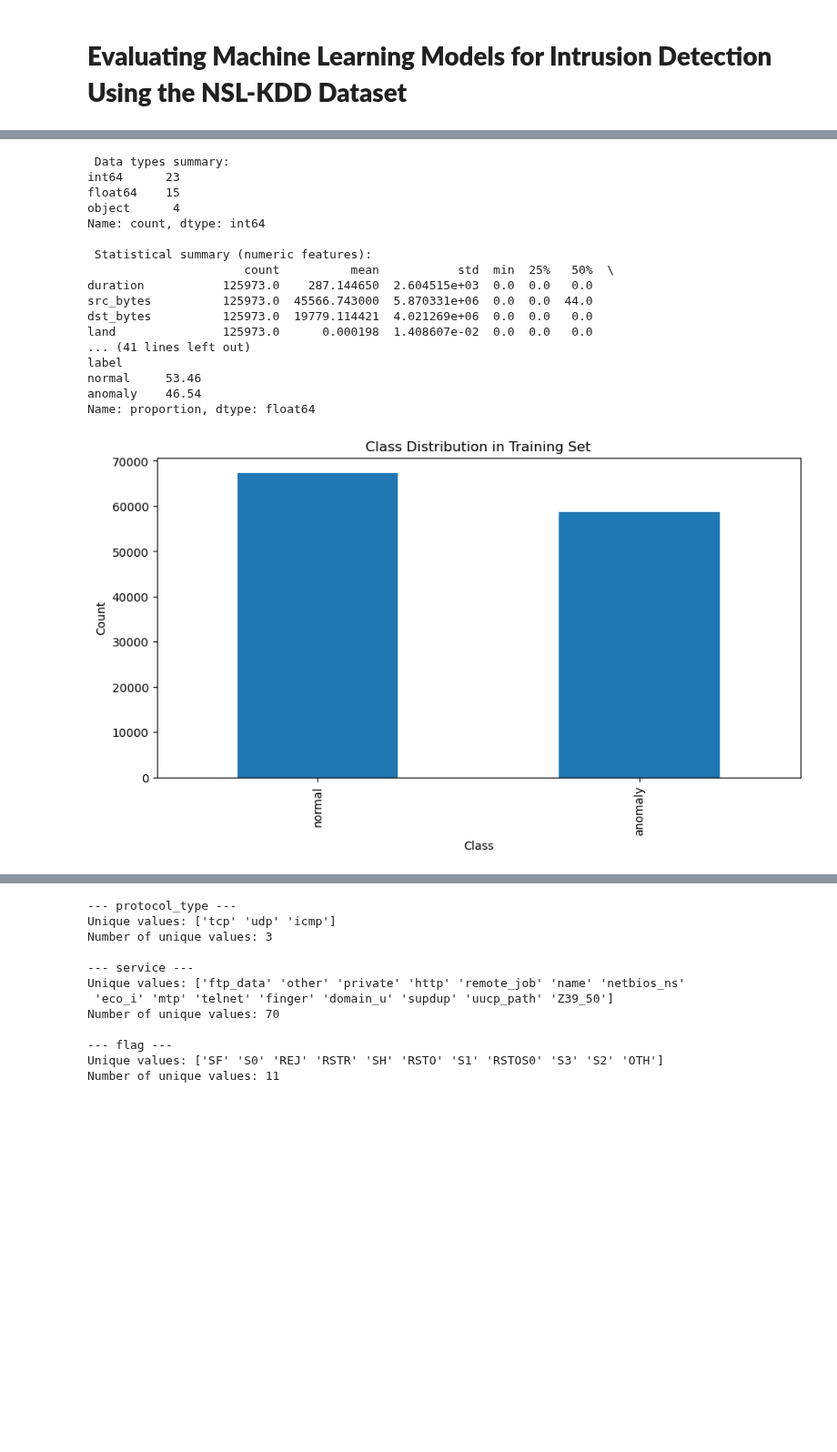
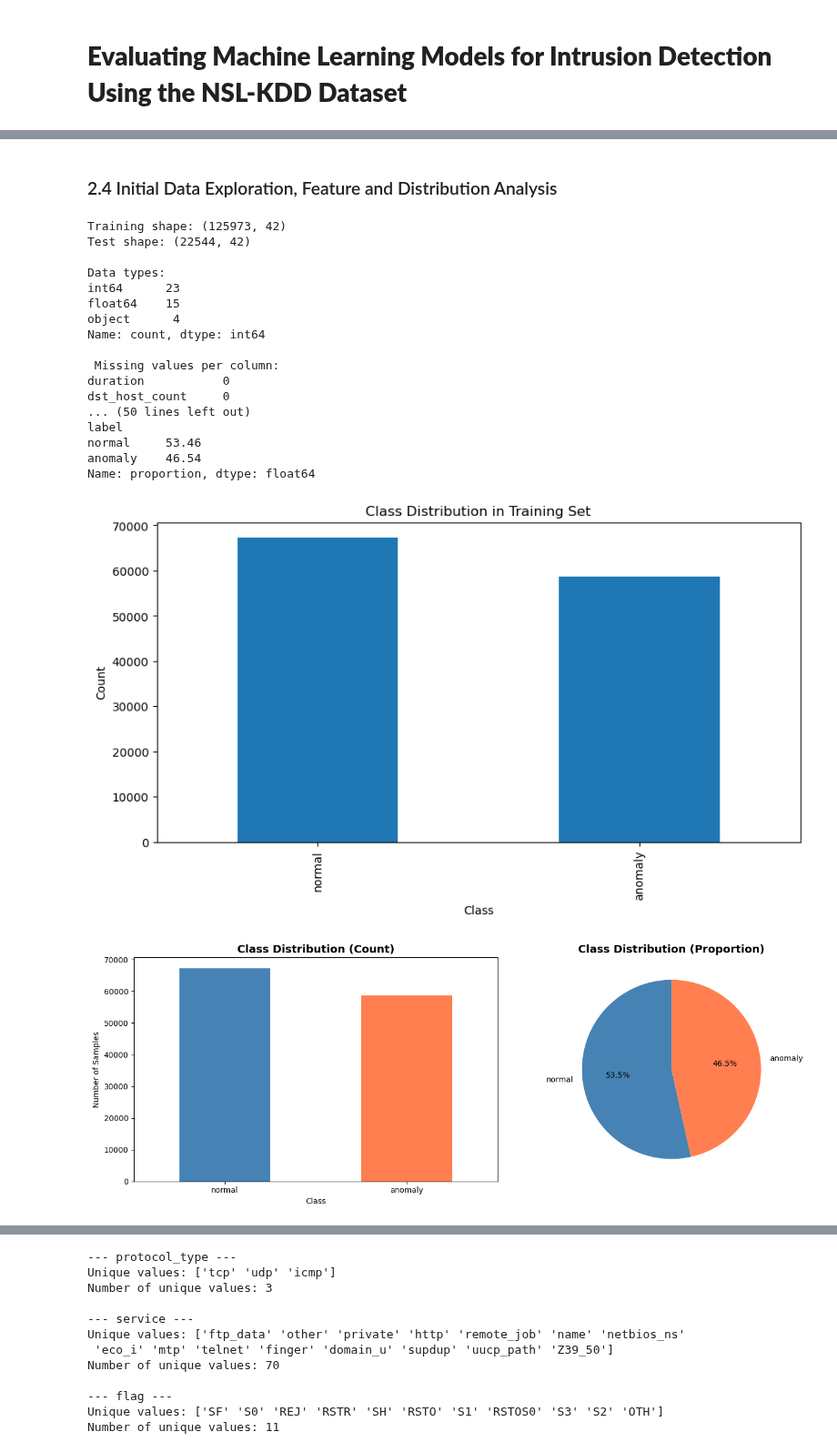
Before and after one commit to AchlysX/NSL-KDD-intrusion-detection, a Jupyter notebook: KDD_notebook.ipynb, the cells around one changed output, grey strips where cells are left out. Shown at 91% size. Cells and saved outputs as stored; diff of their text form; code cells hidden in the pictures; blank space fills up the shorter version.

```diff
--- a/KDD_notebook.ipynb
+++ b/KDD_notebook.ipynb
@@ -139,7 +140,18 @@ Test set shape: (22544, 42)
 
  Column names assigned successfully:
 ['duration', 'protocol_type', 'service', 'flag', 'src_bytes', 'dst_bytes', 'land', 'wrong_fragment', 'urgent', 'hot', 'num_failed_logins', 'logged_in', 'num_compromised', 'root_shell', 'su_attempted', ...
+# %% [markdown]
+### 2.4 Initial Data Exploration, Feature and Distribution Analysis
 # %%
+# Dataset Overview
+print(f"Training shape: {df_train.shape}")
+print(f"Test shape: {df_test.shape}")
+print(f"\nData types:\n{df_train.dtypes.value_counts()}")
+
+# Check for missing values
+print("\n Missing values per column:")
+print(df_train.isnull().sum().sort_values(ascending=False).head())
+
 # Data types and quick info
 print("\n Data types summary:")
 print(df_train.dtypes.value_counts())
@@ -147,45 +159,61 @@ print(df_train.dtypes.value_counts())
 # Summary of numeric columns
 print("\n Statistical summary (numeric features):")
 print(df_train.describe().T.head(10))
-
-# Check for missing values
-print("\n Missing values per column:")
-print(df_train.isnull().sum().sort_values(ascending=False).head())
 
 # Check unique values for key categorical columns
 categorical_cols = ['protocol_type', 'service', 'flag']
 for col in categorical_cols:
     if col in df_train.columns:
         print(f"\n Unique values in '{col}': {df_train[col].nunique()} → {df_train[col].unique()[:10]}")
 
 # Class balance (target distribution)
 print("\n Class distribution in training data:")
-print(df_train['label'].value_counts())
+class_counts = df_train['label'].value_counts()
+print(class_counts)
 print("\nClass distribution (%)")
 print(round(df_train['label'].value_counts(normalize=True) * 100, 2))
 
 #Visual class balance
 df_train['label'].value_counts().plot(kind='bar', figsize=(10,5))
 plt.title('Class Distribution in Training Set')
 plt.xlabel('Class')
 plt.ylabel('Count')
 plt.show()
+
+# Visualize class distribution
+fig, (ax1, ax2) = plt.subplots(1, 2, figsize=(14, 5))
+
+# Bar plot
+class_counts.plot(kind='bar', ax=ax1, color=['steelblue', 'coral'])
+ax1.set_title('Class Distribution (Count)', fontsize=14, fontweight='bold')
+ax1.set_xlabel('Class')
+ax1.set_ylabel('Number of Samples')
+ax1.tick_params(axis='x', rotation=0)
+
+# Pie chart
+ax2.pie(class_counts, labels=class_counts.index, autopct='%1.1f%%',
+        startangle=90, colors=['steelblue', 'coral'])
+ax2.set_title('Class Distribution (Proportion)', fontsize=14, fontweight='bold')
+
+plt.tight_layout()
+plt.show()
 # %% [output]
- Data types summary:
+Training shape: (125973, 42)
+Test shape: (22544, 42)
+
+Data types:
 int64      23
 float64    15
 object      4
 Name: count, dtype: int64
 
- Statistical summary (numeric features):
-                      count          mean           std  min  25%   50%  \
-duration           125973.0    287.144650  2.604515e+03  0.0  0.0   0.0
-src_bytes          125973.0  45566.743000  5.870331e+06  0.0  0.0  44.0
-dst_bytes          125973.0  19779.114421  4.021269e+06  0.0  0.0   0.0
-land               125973.0      0.000198  1.408607e-02  0.0  0.0   0.0
-... (41 lines left out)
+ Missing values per column:
+duration           0
+dst_host_count     0
+... (50 lines left out)
 label
 normal     53.46
 anomaly    46.54
 Name: proportion, dtype: float64
 [figure]
+[figure, added]
```
Also changed, not shown: parts of 59 cells of this notebook.
